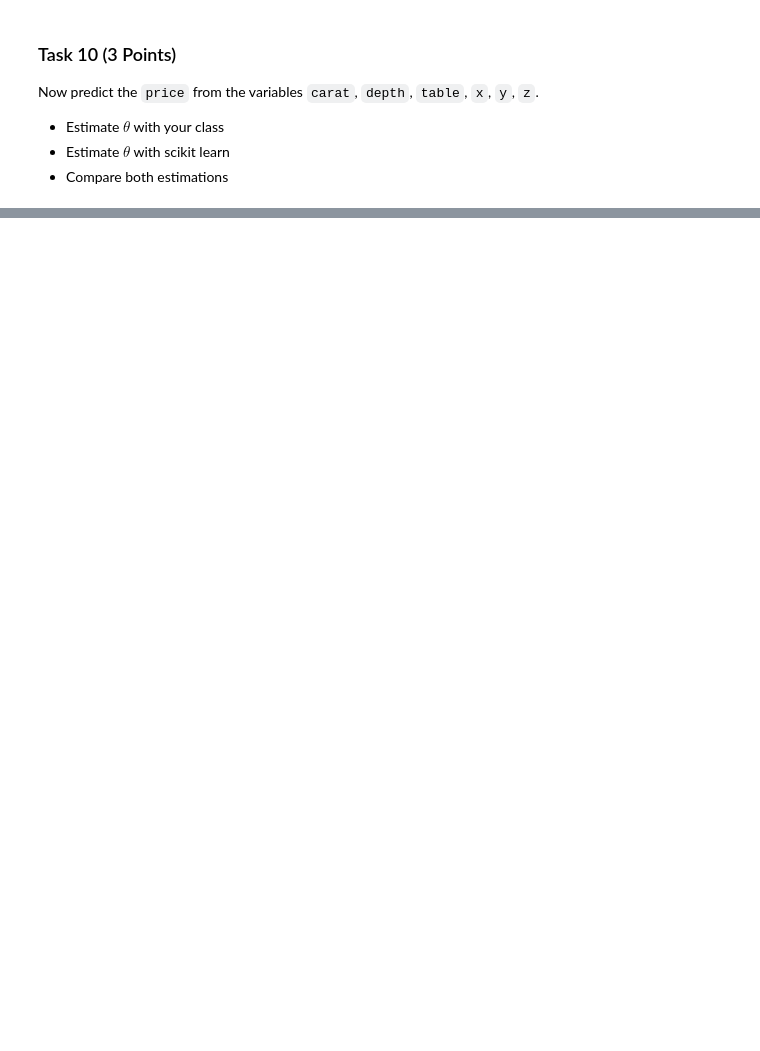
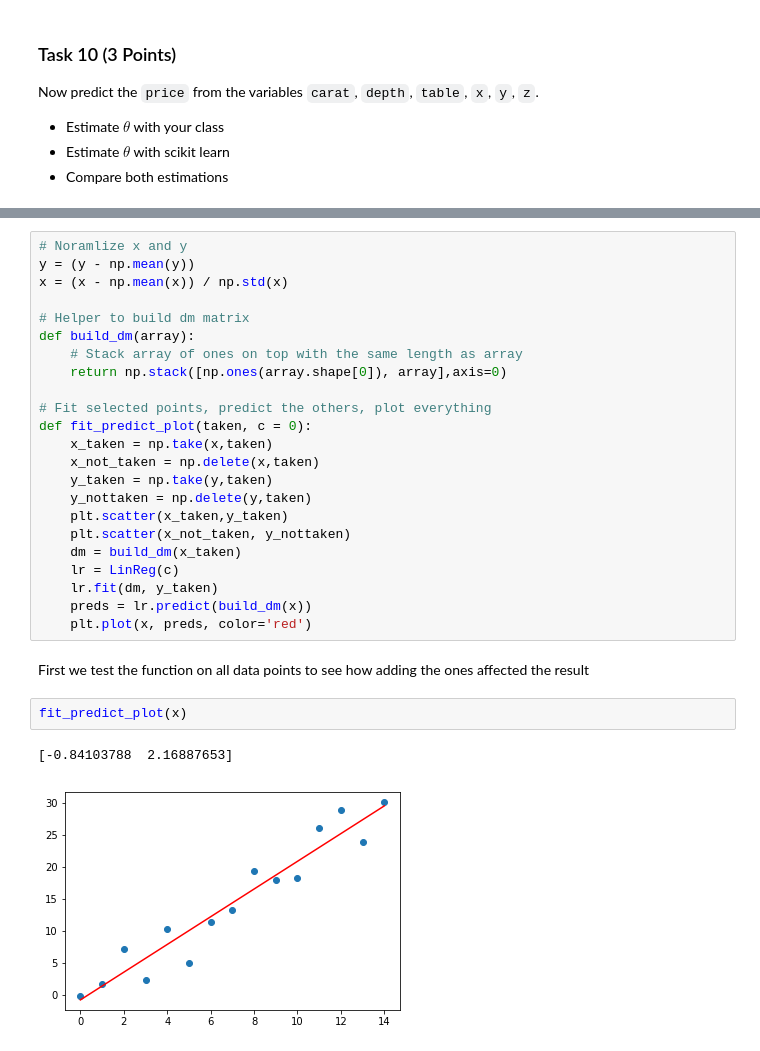
Before and after one commit to matthiasware/AGDML, a Jupyter notebook: exercise_1/solution.ipynb, the cells around one changed output, grey strips where cells are left out. Saved outputs shown, nothing was run; the diff lists cells and outputs as text; blank space fills up the shorter version.

```diff
--- a/exercise_1/solution.ipynb
+++ b/exercise_1/solution.ipynb
@@ -297,0 +363,30 @@ assert np.all(np.isclose(theta, reg.coef_))
+# %%
+# Noramlize x and y
+y = (y - np.mean(y))
+x = (x - np.mean(x)) / np.std(x)
+
+# Helper to build dm matrix
+def build_dm(array):
+    # Stack array of ones on top with the same length as array
+    return np.stack([np.ones(array.shape[0]), array],axis=0)
+
+# Fit selected points, predict the others, plot everything
+def fit_predict_plot(taken, c = 0):
+    x_taken = np.take(x,taken)
+    x_not_taken = np.delete(x,taken)
+    y_taken = np.take(y,taken)
+    y_nottaken = np.delete(y,taken)
+    plt.scatter(x_taken,y_taken)
+    plt.scatter(x_not_taken, y_nottaken)
+    dm = build_dm(x_taken)
+    lr = LinReg(c)
+    lr.fit(dm, y_taken)
+    preds = lr.predict(build_dm(x))
+    plt.plot(x, preds, color='red')
+# %% [markdown]
+First we test the function on all data points to see how adding the ones affected the result
+# %%
+fit_predict_plot(x)
+# %% [output]
+[-0.84103788  2.16887653]
+[figure, added]
```
Also changed, not shown: parts of 24 cells of this notebook.
